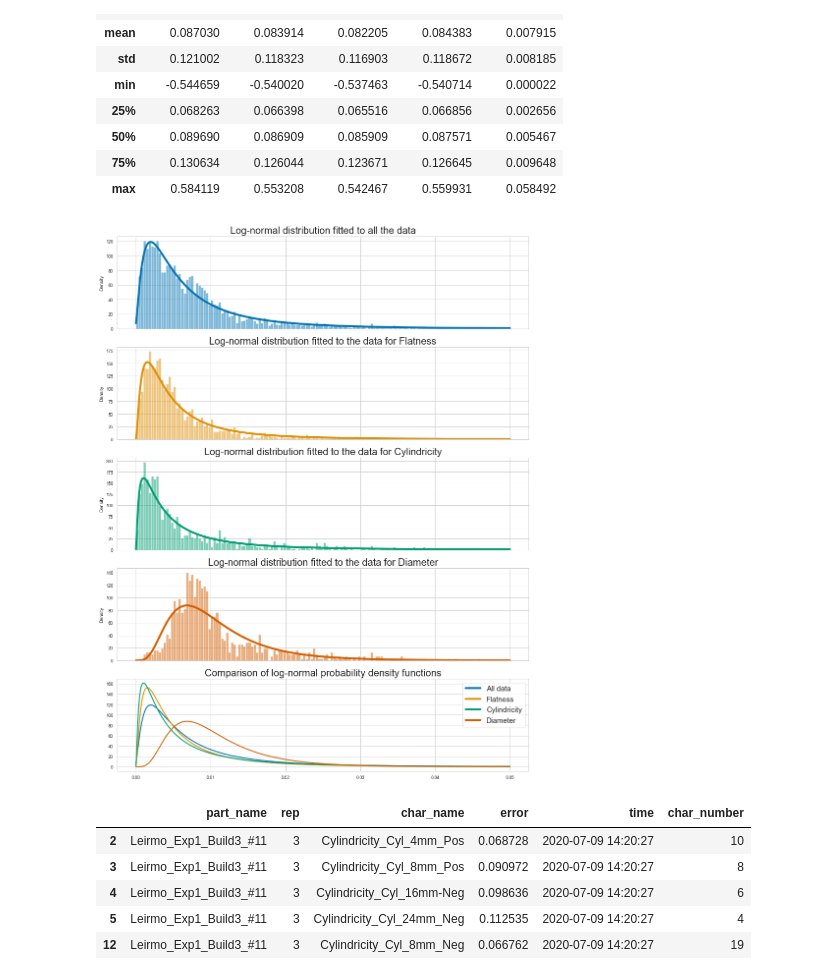
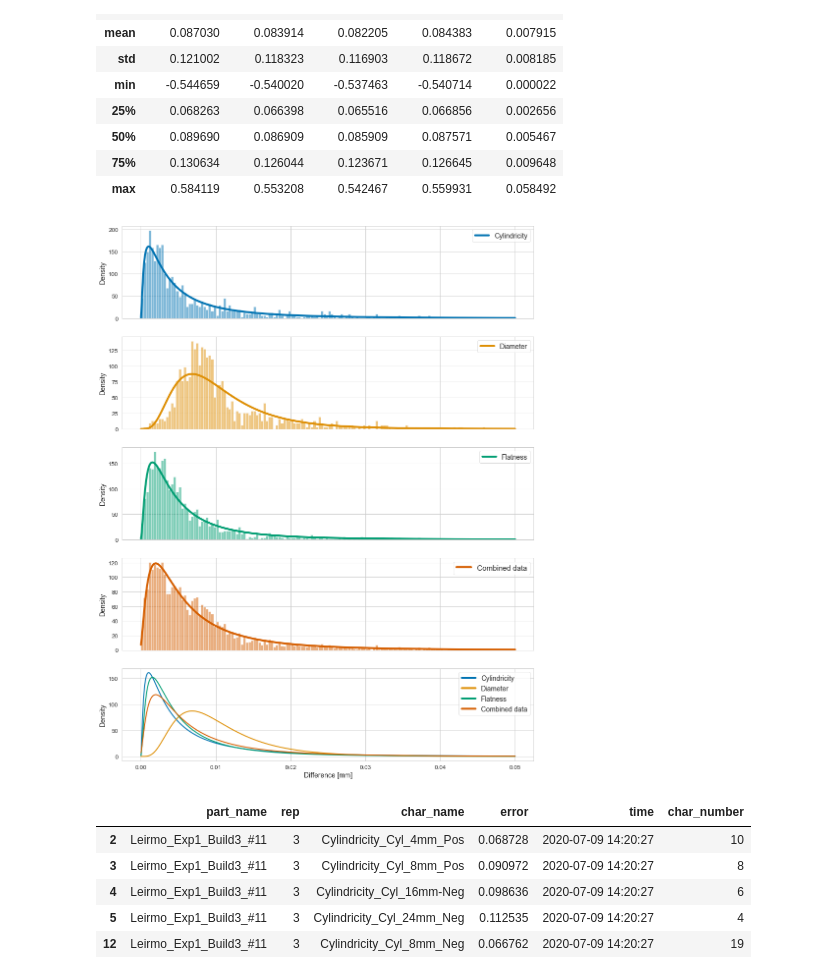
Before and after one commit to TheThorb/Leirmo_Exp1_Publication1, a Jupyter notebook: Repeated measurements.ipynb, the cells around one changed output. Cells and saved outputs as stored; diff of their text form; code cells hidden in the pictures.

Commit message:
Create plots
Created plots for Applied Science and made some old code more efficient.

```diff
--- a/Repeated measurements.ipynb
+++ b/Repeated measurements.ipynb
@@ -547,58 +671,74 @@ x = np.linspace(0, xr, 1000)
 b = 150
 
 # Transperency for histograms
 a = 0.5
 
 # Define colors
 colors = sns.color_palette('colorblind')
 
-# Define font-sizes
-title_s = 20       # Titles
-leg_s = 15         # Legend
+# Define the characteristics
+chars = ["Cylindricity", "Diameter", "Flatness"]
+
+# Definition for font size
+large = 24
+medium = 18
+small = 14
+x_small = 12
+
 
 
 ## Create figure
 # Initialize a figure with subplots
-fig, ax = plt.subplots(nrows=5, ncols=1, figsize=(15, 20), sharex=True)
+fig, axs = plt.subplots(nrows=5, ncols=1, figsize=(15, 20), sharex=True)
 
 # Initialize legend
-legend_elements = [Line2D([0], [0], color=colors[0], lw=4, label='All data')]
+legend_elements = []
+
+
+# Iterate all characteristics and plot them seperately
+for char, i in zip(chars, range(3)):
+    # Find the probability density function for fitted lognormal distribution
+    pdf = calc_pdf(x, df_tot.loc[df_tot['char_type'] == char, 'diff'])
+
+    # Plot the distribution
+    sns.lineplot(x=x, y=pdf, ax=axs[i], linewidth=4, color=colors[i])
+    sns.lineplot(x=x, y=pdf, ax=axs[4], linewidth=2, color=colors[i])
+    sns.histplot(df_tot.loc[df_tot['char_type'] == char, 'diff'], stat='density', bins=b, binrange=(0, xr), ax=axs[i], color=colors[i], alpha=a)
+
+    line = Line2D([0], [0], color=colors[i], lw=4, label=char)
+    axs[i].legend(handles=[line], loc='upper right', fontsize=small)
+    legend_elements.append(line)
+
+
+line = Line2D([0], [0], color=colors[3], lw=4, label='Combined data')
+axs[3].legend(handles=[line], loc='upper right', fontsize=leg_s)
+legend_elements.append(line)
 
 # Find the probability density function for fitted lognormal distribution
 pdf = calc_pdf(x, df_tot['diff'])
 
 # Plot the aggregated data
-sns.lineplot(x=x, y=pdf, ax=ax[0], linewidth=4, color=colors[0])
-sns.lineplot(x=x, y=pdf, ax=ax[4], linewidth=2, color=colors[0])
-sns.histplot(df_tot['diff'], stat='density', bins=b, binrange=(0, xr), ax=ax[0], alpha=a, color=colors[0])
-
-# Set details of the plot
-ax[0].set_title("Log-normal distribution fitted to all the data", fontsize=title_s)
+sns.lineplot(x=x, y=pdf, ax=axs[3], linewidth=4, color=colors[3])
+sns.lineplot(x=x, y=pdf, ax=axs[4], linewidth=2, color=colors[3])
+sns.histplot(df_tot['diff'], stat='density', bins=b, binrange=(0, xr), ax=axs[3], alpha=a, color=colors[3])
 
 
-# Iterate all characteristics and plot them seperately
-for char, i in zip(df_tot['char_type'].unique(), range(1, 4)):
-    # Find the probability density function for fitted lognormal distribution
-    pdf = calc_pdf(x, df_tot.loc[df_tot['char_type'] == char, 'diff'])
+axs[4].legend(handles=legend_elements, loc='upper right', fontsize=small)
 
-    # Plot the distribution
-    sns.lineplot(x=x, y=pdf, ax=ax[i], linewidth=4, color=colors[i])
-    sns.lineplot(x=x, y=pdf, ax=ax[4], linewidth=2, color=colors[i])
-    sns.histplot(df_tot.loc[df_tot['char_type'] == char, 'diff'], stat='density', bins=b, binrange=(0, xr), ax=ax[i], color=colors[i], alpha=a)
 
-    # Set the details of the plot
-    ax[i].set_title("Log-normal distribution fitted to the data for {}".format(char), fontsize=title_s)
+for ax in axs:
+    ax.set_ylabel("Density", fontsize=small)
+    ax.set_xlabel("Difference [mm]", fontsize=small)
+    ax.tick_params(labelsize=x_small)
 
-    legend_elements.append(Line2D([0], [0], color=colors[i], lw=4, label=char))
 
-ax[4].legend(handles=legend_elements, loc='upper right', fontsize=leg_s)
-ax[4].set_title("Comparison of log-normal probability density functions", fontsize=title_s)
+plt.savefig("plots/31.0_Difference_between_repeated_measurements.jpg", dpi=300, bbox_inches='tight')
 
 
 ## Display plot
 plt.show()
 # %% [output]
-[figure, old version]
+[figure, new version]
 # %%
 # Specify characteristics
 chars = ['Cylindricity_Cyl_4mm_Pos',
```
Also changed, not shown: parts of 16 cells of this notebook.
